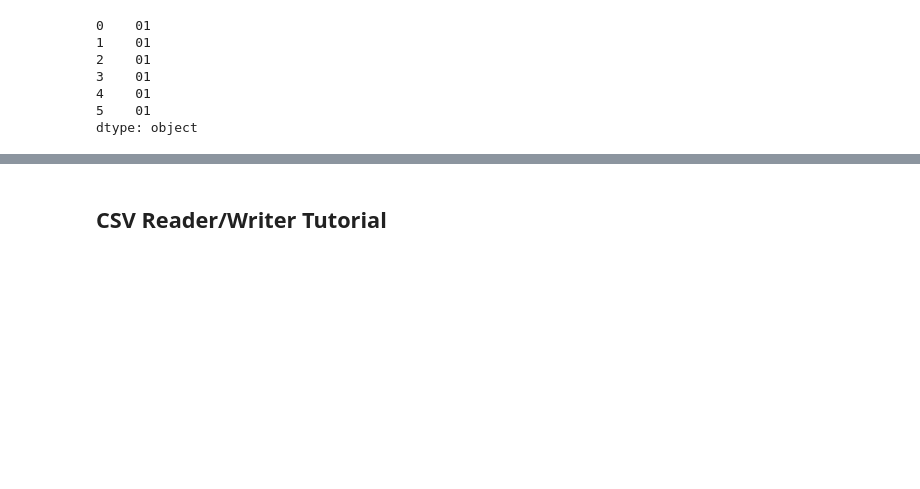
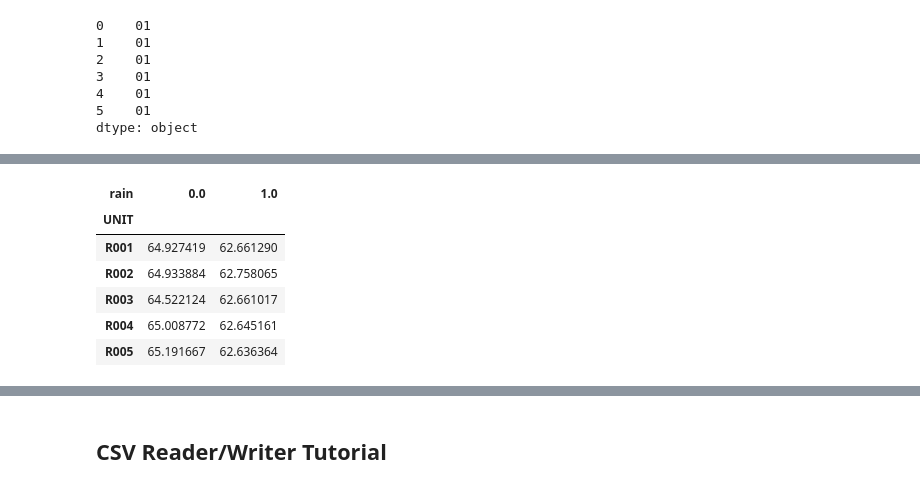
Before and after one commit to curiouspal/python-lessons, a Jupyter notebook: test2-pal.ipynb, the cells around one changed output, grey strips where cells are left out. Cells and saved outputs as stored; diff of their text form; code cells hidden in the pictures; blank space fills up the shorter version.

```diff
--- a/test2-pal.ipynb
+++ b/test2-pal.ipynb
@@ -257,0 +308,11 @@ dtype: object
+# %%
+m = frame.pivot_table('meantempi', 'UNIT', 'rain', aggfunc = 'mean')
+m[:5]
+# %% [output]
+| rain | 0.0 | 1.0 |
+| UNIT |  |  |
+| R001 | 64.927419 | 62.661290 |
+| R002 | 64.933884 | 62.758065 |
+| R003 | 64.522124 | 62.661017 |
+| R004 | 65.008772 | 62.645161 |
+| R005 | 65.191667 | 62.636364 |
```
Also changed, not shown: parts of 16 cells of this notebook.
